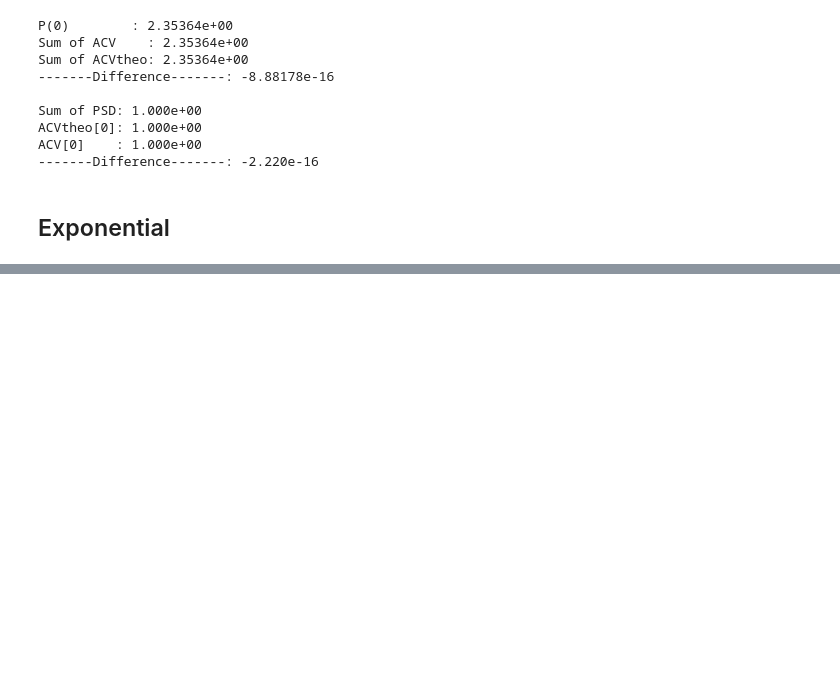
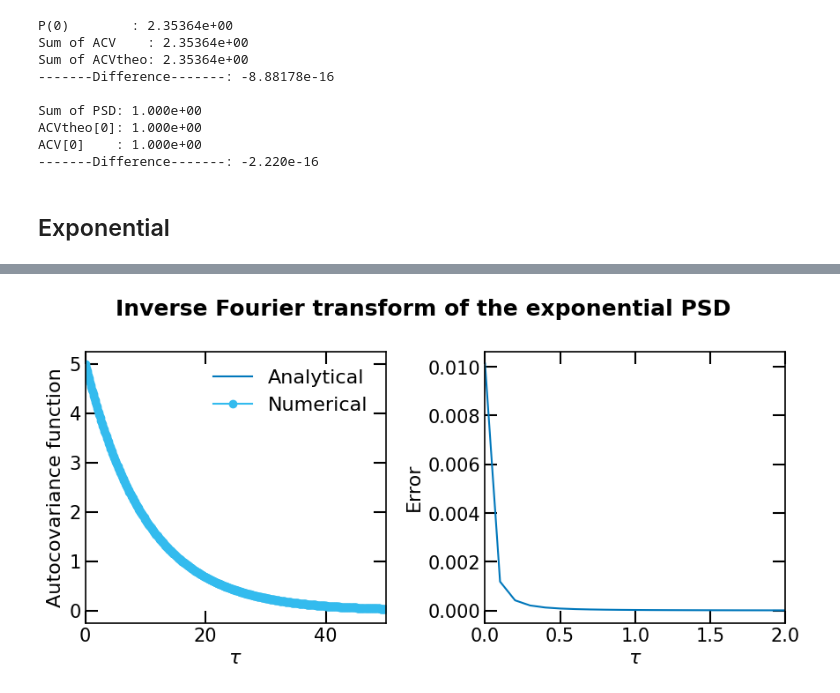
Before and after one commit to mlefkir/pioran, a Jupyter notebook: docs/numerical_FourierTransform.ipynb, the cells around one changed output, grey strips where cells are left out. Cells and saved outputs as stored; diff of their text form; code cells hidden in the pictures; blank space fills up the shorter version.

```diff
--- a/docs/numerical_FourierTransform.ipynb
+++ b/docs/numerical_FourierTransform.ipynb
@@ -110,0 +138,31 @@ ACV[0]    : 1.000e+00
+# %%
+tmax = 0.5 / df
+dt = 1/df/(N-1)/2
+
+t = np.arange(0,tmax+dt,dt)
+
+R_theo = E_ACV(t,A,sigma) # theoretical inverse FT of the lorentzian
+
+# compute the IFFT, with a normalisation factor 1/M, M=2*(len(y)-1)
+R_dift = np.fft.irfft(P)
+assert (R_dift[1:N-1]-np.flip(R_dift[N:])<np.finfo(float).eps).all(), "The IRFFT did not return a mirrored ACV"
+R_num = R_dift[:N]/dt
+# %%
+fig,ax = plt.subplots(1,2,figsize=(9,4.5))
+ax[0].plot(t,R_theo,label='Analytical')#,marker='s')
+ax[0].plot( t, R_num,label='Numerical',marker='o')
+
+ax[0].legend()
+ax[0].set_xlim(-1e-5,50 )
+ax[0].set_xlabel(r"$\tau$")
+ax[0].set_ylabel(r"Autocovariance function")
+ax[1].plot(t,np.abs(R_theo-R_num),label='|Error|')#,marker='s')
+
+ax[1].set_xlabel(r"$\tau$")
+ax[1].set_ylabel(r"Error")
+ax[1].set_xlim(-1e-5,2 )
+
+fig.suptitle("Inverse Fourier transform of the exponential PSD")
+fig.tight_layout()
+# %% [output]
+[figure, added]
```
Also changed, not shown: parts of 3 cells of this notebook, 5 other files.
